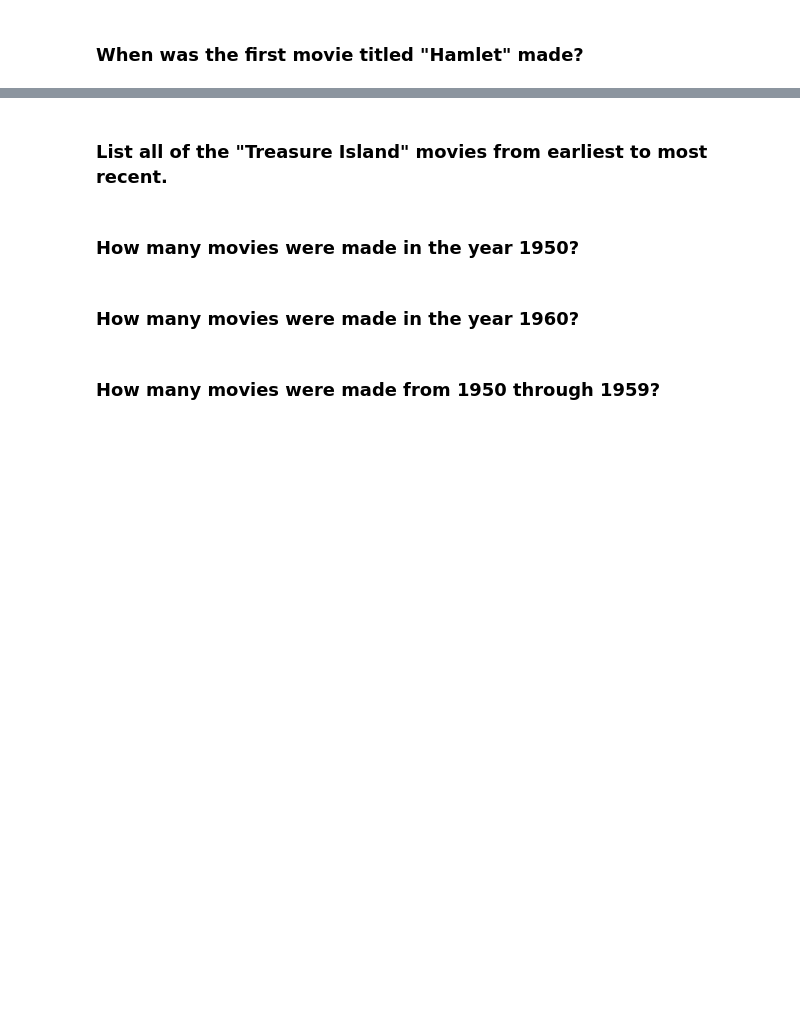
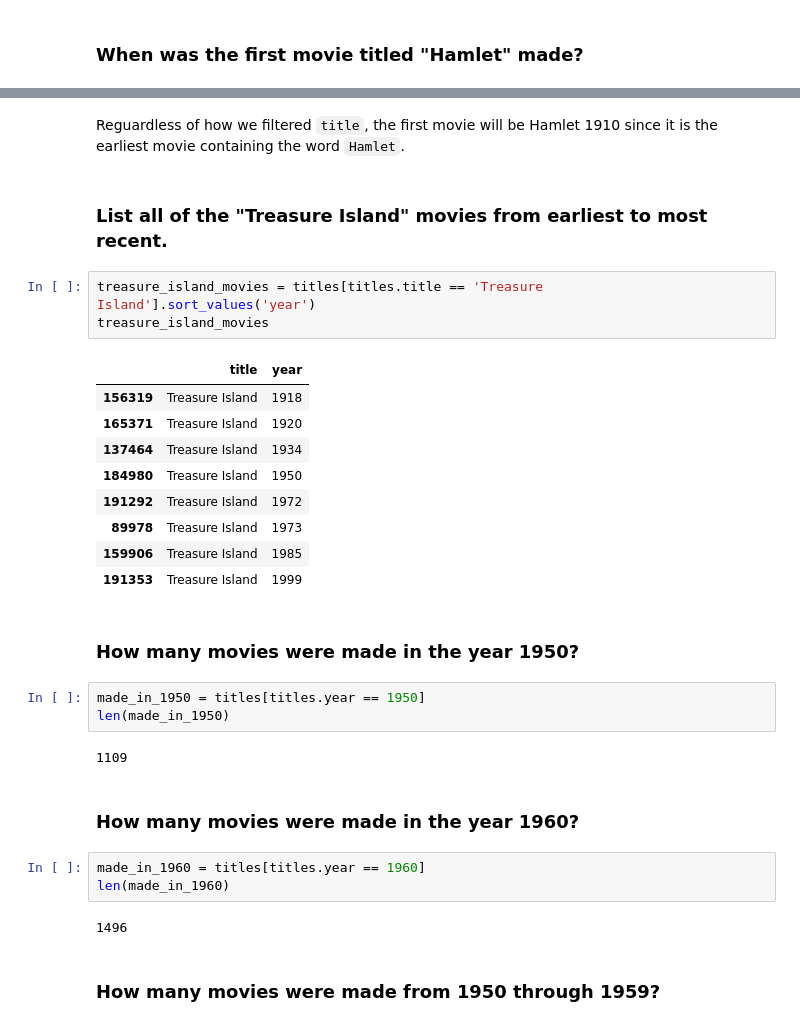
Before and after one commit to stephentesta/pycon-pandas-tutorial, a Jupyter notebook: Exercises-1.ipynb, the cells around one changed output, grey strips where cells are left out. Drawn from its saved outputs; the diff is of its cells as text; blank space fills up the shorter version.

```diff
--- a/Exercises-1.ipynb
+++ b/Exercises-1.ipynb
@@ -45,8 +115,33 @@ cast.head()
+# %% [markdown]
+Reguardless of how we filtered `title`, the first movie will be Hamlet 1910 since it is the earliest movie containing the word `Hamlet`.
 # %% [markdown]
 ### List all of the "Treasure Island" movies from earliest to most recent.
+# %%
+treasure_island_movies = titles[titles.title == 'Treasure Island'].sort_values('year')
+treasure_island_movies
+# %% [output]
+|  | title | year |
+| 156319 | Treasure Island | 1918 |
+| 165371 | Treasure Island | 1920 |
+| 137464 | Treasure Island | 1934 |
+| 184980 | Treasure Island | 1950 |
+| 191292 | Treasure Island | 1972 |
+| 89978 | Treasure Island | 1973 |
+| 159906 | Treasure Island | 1985 |
+| 191353 | Treasure Island | 1999 |
 # %% [markdown]
 ### How many movies were made in the year 1950?
+# %%
+made_in_1950 = titles[titles.year == 1950]
+len(made_in_1950)
+# %% [output]
+1109
 # %% [markdown]
 ### How many movies were made in the year 1960?
+# %%
+made_in_1960 = titles[titles.year == 1960]
+len(made_in_1960)
+# %% [output]
+1496
 # %% [markdown]
 ### How many movies were made from 1950 through 1959?
```
Also changed, not shown: parts of 27 cells of this notebook, 1 other file.
